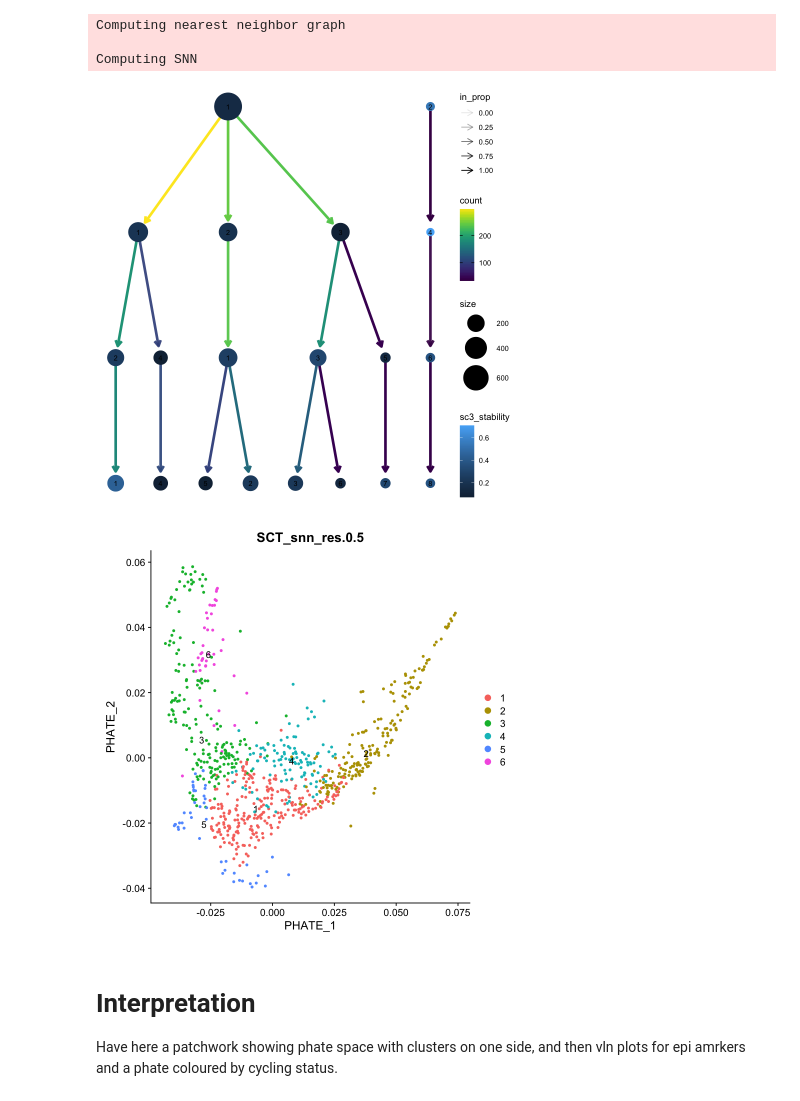
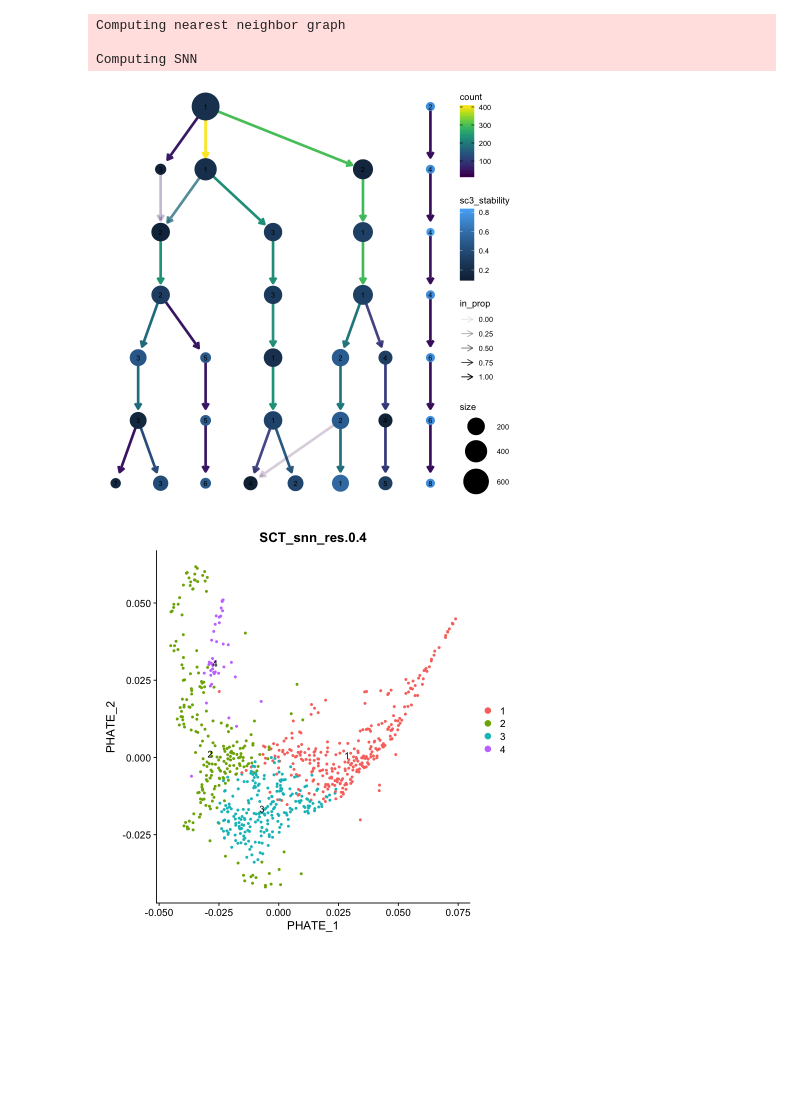
Before and after one commit to TAPE-Lab/Qin-CardosoRodriguez-et-al, a Jupyter notebook: scRNAseq_PreprocessExploration.ipynb, the cells around one changed output. Drawn from its saved outputs; the diff is of its cells as text; code cells hidden in the pictures; blank space fills up the shorter version.

```diff
--- a/scRNAseq_PreprocessExploration.ipynb
+++ b/scRNAseq_PreprocessExploration.ipynb
@@ -73,7 +73,7 @@ p1 + p2 + p3 + p4 + plot_layout(
 # %%
 d_01_WT_1 <- subset(d_01_WT_1,
     subset = nFeature_RNA>1200 &
-        nCount_RNA<86000 & nCount_RNA>1800 &
+        nCount_RNA<70000 & nCount_RNA>1800 &
         mito_content<3
 )
 print(d_01_WT_1)
@@ -90,7 +90,7 @@ p3 <- VlnPlot(d_01_WT_1, features = c("mito_content"),
                 ncol = 1, assay = "RNA", group.by = "orig.ident", stack = FALSE) &
     geom_hline(yintercept =3, col="red")
 p4 <- FeatureScatter(d_01_WT_1,
-        feature1 = "mito_content", feature2 = "nFeature_RNA",
+        feature1 = "nCount_RNA", feature2 = "nFeature_RNA",
         shuffle = TRUE, plot.cor = FALSE)
 
 p1 + p2 + p3 + p4 + plot_layout(
@@ -169,7 +169,7 @@ d_01_WT_1 <- CellCycleScoring(d_01_WT_1,
     g2m.features = g2m.features,
     assay="SCT", set.ident = TRUE)
 d_01_WT_1$Phase <- recode(d_01_WT_1$Phase,
-    G1="Other",S="Cycling", G2M="Mitosis")
+    G1="Other",S="Cycling", G2M="M-phase")
 # %% [output]
 New names:
 • `` -> `...4`
@@ -319,19 +319,19 @@ Computing nearest neighbor graph
 Computing SNN
 # %%
 d_01_WT_1 <- FindClusters(d_01_WT_1,
-    resolution = c(0.1,0.2,0.5,0.8),
+    resolution = c(0.1,0.2,0.4,0.6,0.8),
     algorithm = 4, verbose = TRUE)
 clustree(d_01_WT_1, prefix = "SCT_snn_res.", layout = c("sugiyama"), node_colour="sc3_stability")
 # %% [output]
-[figure, old version]
+[figure, new version]
 # %%
-DimPlot(d_01_WT_1, reduction = "phate", group.by = "SCT_snn_res.0.5", label = TRUE)
+DimPlot(d_01_WT_1, reduction = "phate", group.by = "SCT_snn_res.0.4", label = TRUE)
 # %% [output]
-[figure, old version]
+[figure, new version]
 # %% [markdown]
-# Interpretation
+<!-- # Interpretation
 
-Have here a patchwork showing phate space with clusters on one side, and then vln plots for epi amrkers and a phate coloured by cycling status.
+Have here a patchwork showing phate space with clusters on one side, and then vln plots for epi amrkers and a phate coloured by cycling status. -->
 # %% [markdown]
 # Downstream analyses
 
```
Also changed, not shown: parts of 10 cells of this notebook, 10 other files.
